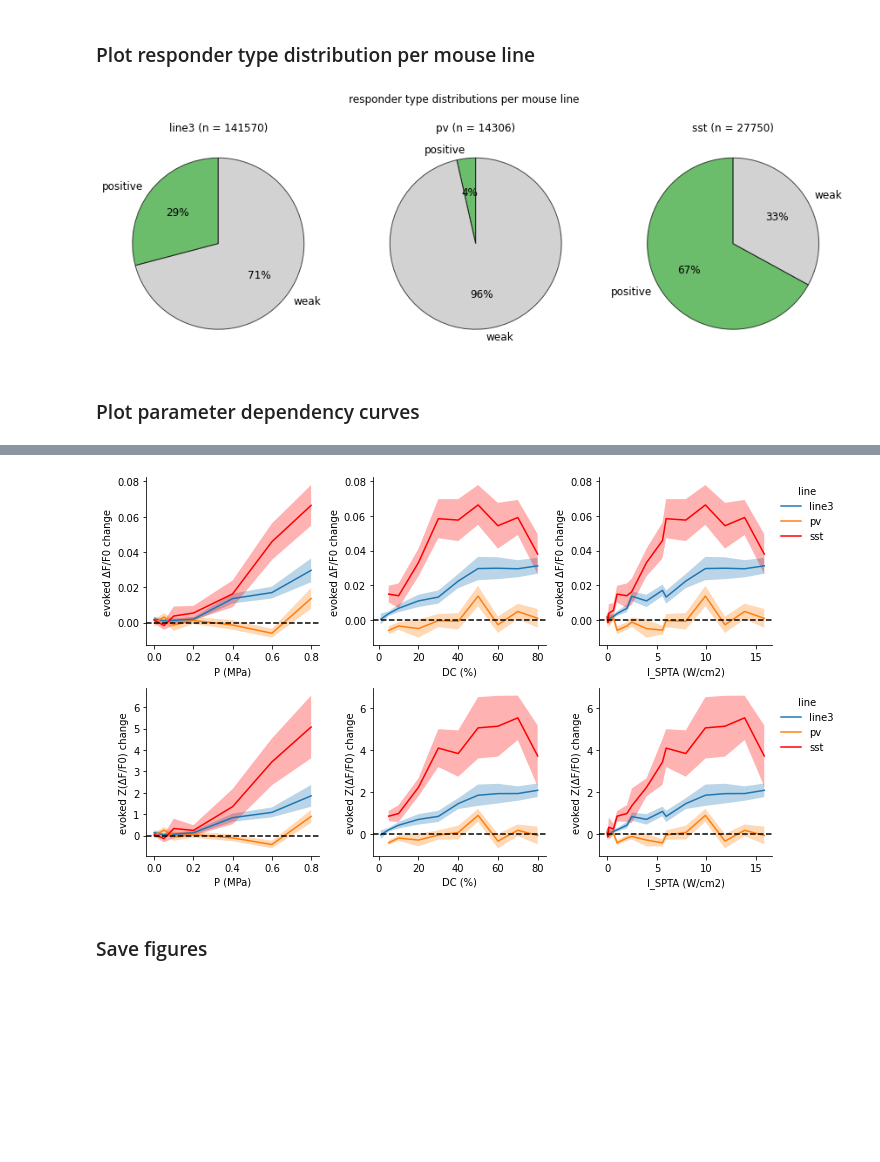
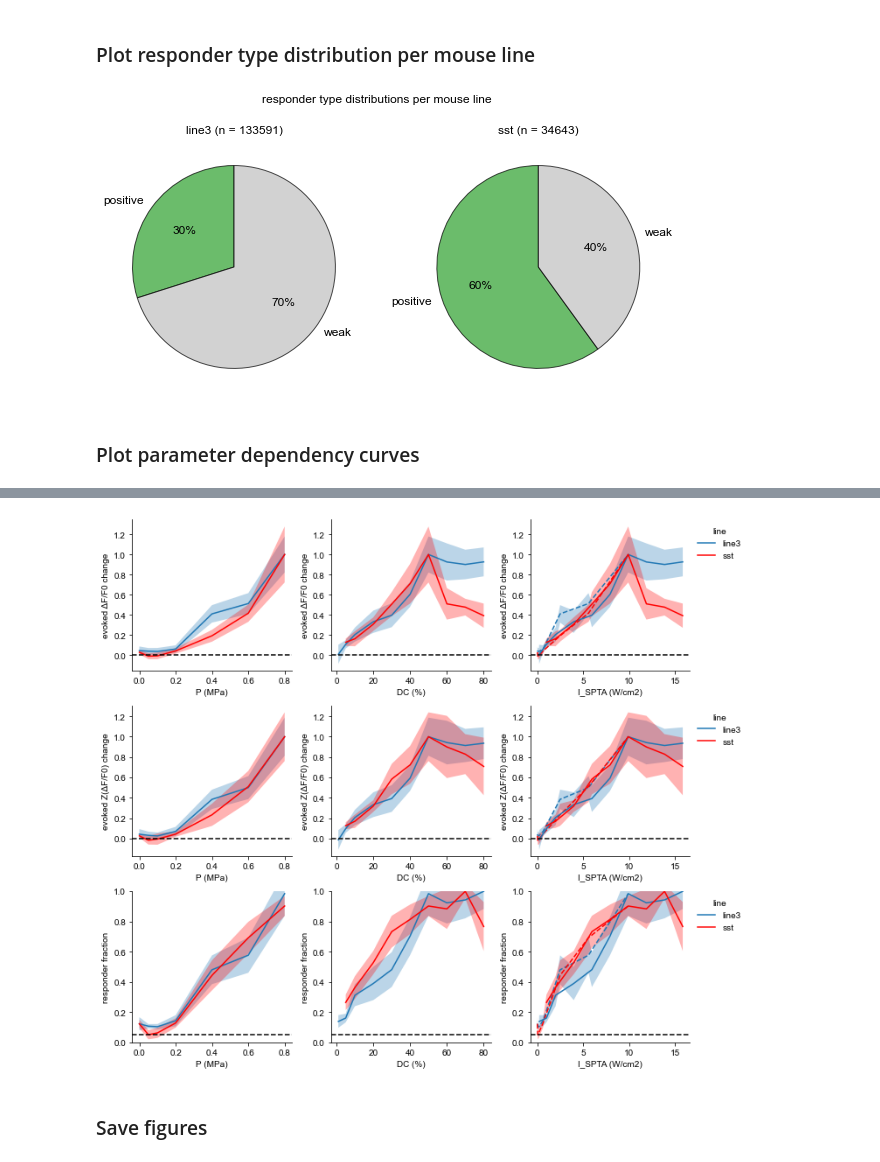
Before and after one commit to shohamlab/usnm2p, a Jupyter notebook: main_analysis.ipynb, the cells around one changed output, grey strips where cells are left out. Cells and saved outputs as stored; diff of their text form; code cells hidden in the pictures; blank space fills up the shorter version.

```diff
--- a/main_analysis.ipynb
+++ b/main_analysis.ipynb
@@ -89,6 +89,8 @@ figs['dataset_info'] = plot_table({
 ### Load data
 # %%
 stats = load_lineagg_stats(input_dir, errprop=errprop)
+# Remove PV
+stats = stats.drop(labels='pv')
 isall = stats.index.get_level_values(Label.ROI_RESP_TYPE) == 'all'
 stats_all = stats[isall].droplevel(Label.ROI_RESP_TYPE)
 stats_by_rtype = stats[~isall]
@@ -114,19 +116,24 @@ for ax, (line, gdata) in zip(axes, groups):
         wedgeprops={'edgecolor': 'k', 'alpha': 0.7}
     )
 # %% [output]
-[figure, old version]
+[figure, new version]
 # %% [markdown]
 ### Plot parameter dependency curves
 # %%
-ykeys = [Label.DFF, Label.ZSCORE]
+ykeys = [get_change_key(Label.DFF), get_change_key(Label.ZSCORE), Label.RESP_FRAC]
 figs['simparams_deps'], axes = plt.subplots(
     len(ykeys), len(xkeys_plt), figsize=(3.5 * len(xkeys_plt), 3 * len(ykeys)))
 for ykey, axrow in zip(ykeys, axes):
-    ykey_diff = get_change_key(ykey)
     plot_parameter_dependency_across_lines(
-        stats_all,
+        stats_all.copy(),
         xkeys_plt,
-        ykey_diff,
+        ykey,
+        yref=PTHR_DETECTION if ykey == Label.RESP_FRAC else 0.,
         axes=axrow,
-)
+        norm=True
+    )
+    harmonize_axes_limits(axrow)
+    if ykey == Label.RESP_FRAC:
+        for ax in axrow:
+            ax.set_ylim(0, 1)
 # %% [output]
@@ -135,4 +140,4 @@ for ykey, axrow in zip(ykeys, axes):
-[figure, old version]
+[figure, new version]
 # %% [markdown]
 ### Save figures
 # %%
```
Also changed, not shown: parts of 6 cells of this notebook, 10 other files.
